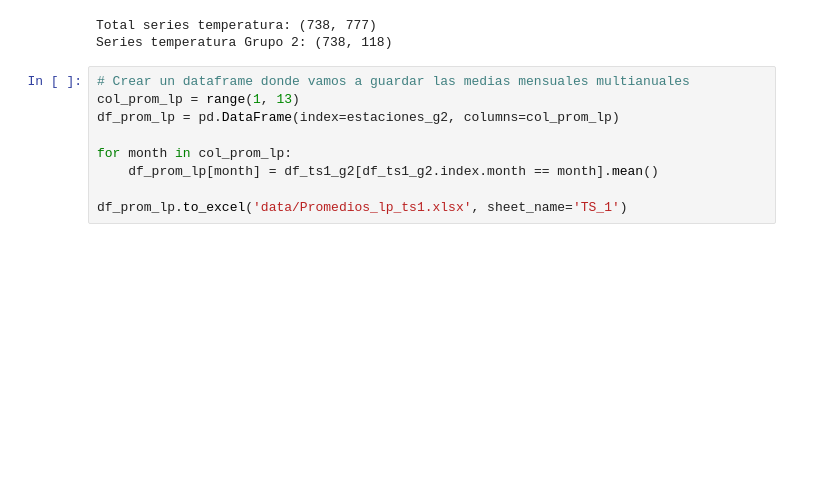
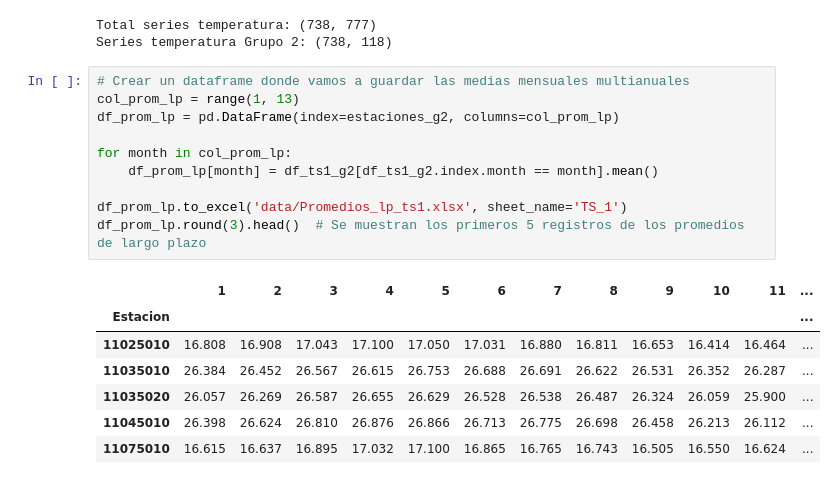
Before and after one commit to anvelascos/hydroclimatology, a Jupyter notebook: Espacializacion_Variables.ipynb, the cells around one changed output. Saved outputs shown, nothing was run; the diff lists cells and outputs as text; blank space fills up the shorter version.

```diff
--- a/Espacializacion_Variables.ipynb
+++ b/Espacializacion_Variables.ipynb
@@ -99,9 +99,18 @@ Series temperatura Grupo 2: (738, 118)
 # %%
 # Crear un dataframe donde vamos a guardar las medias mensuales multianuales
 col_prom_lp = range(1, 13)
 df_prom_lp = pd.DataFrame(index=estaciones_g2, columns=col_prom_lp)
 
 for month in col_prom_lp:
     df_prom_lp[month] = df_ts1_g2[df_ts1_g2.index.month == month].mean()
 
 df_prom_lp.to_excel('data/Promedios_lp_ts1.xlsx', sheet_name='TS_1')
+df_prom_lp.round(3).head()  # Se muestran los primeros 5 registros de los promedios de largo plazo
+# %% [output]
+|  | 1 | 2 | 3 | 4 | 5 | 6 | 7 | 8 | 9 | 10 | 11 | ... |
+| Estacion |  |  |  |  |  |  |  |  |  |  |  | ... |
+| 11025010 | 16.808 | 16.908 | 17.043 | 17.100 | 17.050 | 17.031 | 16.880 | 16.811 | 16.653 | 16.414 | 16.464 | ... |
+| 11035010 | 26.384 | 26.452 | 26.567 | 26.615 | 26.753 | 26.688 | 26.691 | 26.622 | 26.531 | 26.352 | 26.287 | ... |
+| 11035020 | 26.057 | 26.269 | 26.587 | 26.655 | 26.629 | 26.528 | 26.538 | 26.487 | 26.324 | 26.059 | 25.900 | ... |
+| 11045010 | 26.398 | 26.624 | 26.810 | 26.876 | 26.866 | 26.713 | 26.775 | 26.698 | 26.458 | 26.213 | 26.112 | ... |
+| 11075010 | 16.615 | 16.637 | 16.895 | 17.032 | 17.100 | 16.865 | 16.765 | 16.743 | 16.505 | 16.550 | 16.624 | ... |
```
Also changed, not shown: parts of 7 cells of this notebook, 1 other file.
